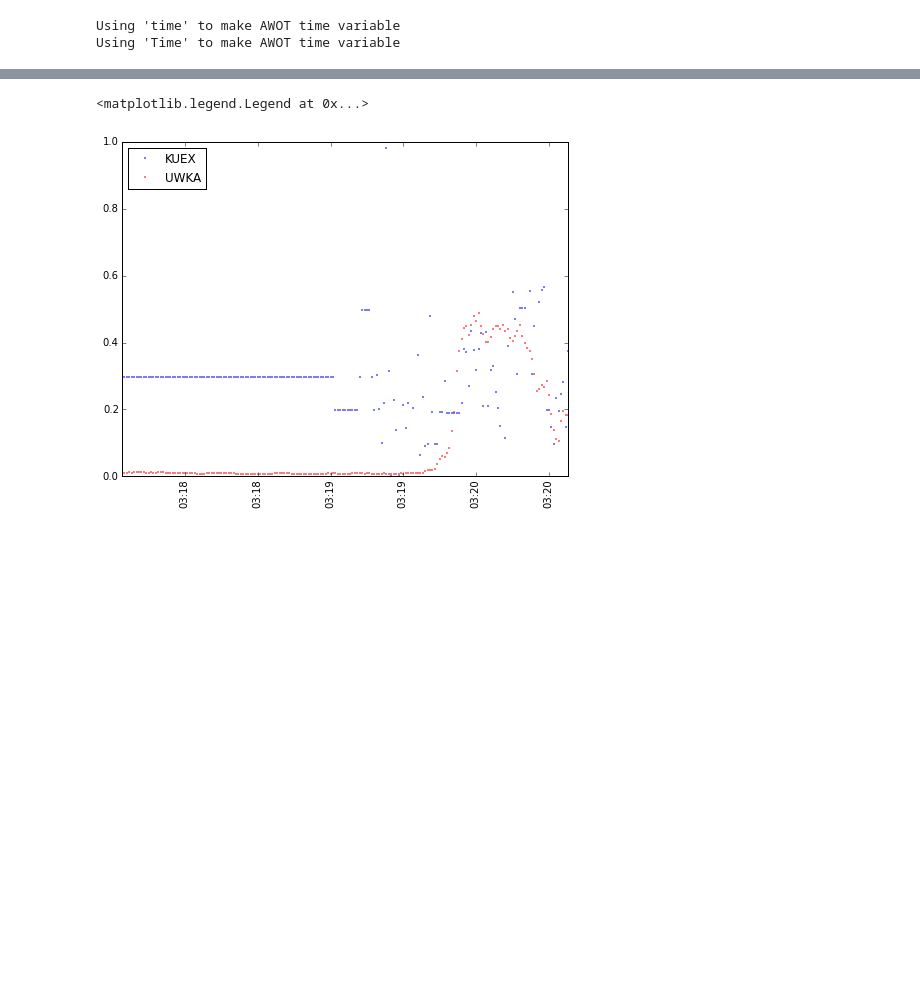
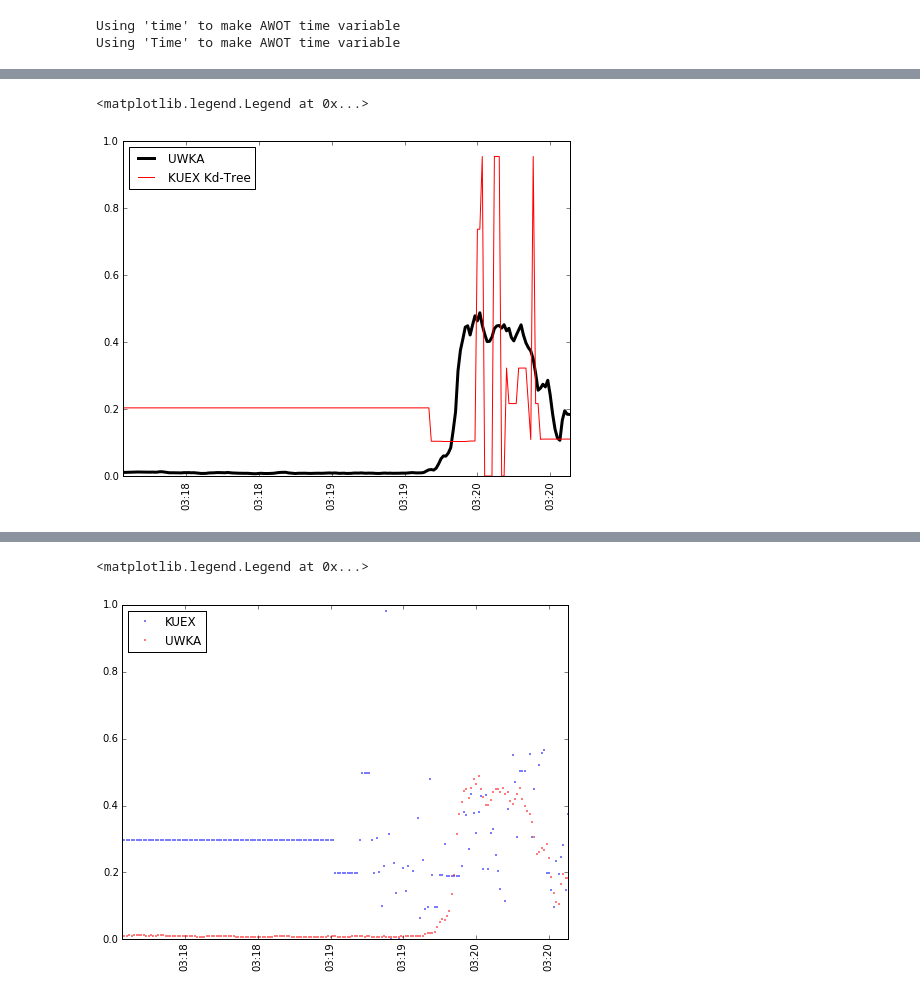
Before and after one commit to nguy/Notebooks, a Jupyter notebook: pytda_along_flight_track.ipynb, the cells around one changed output, grey strips where cells are left out. Drawn from its saved outputs; the diff is of its cells as text; code cells hidden in the pictures; blank space fills up the shorter version.

```diff
--- a/pytda_along_flight_track.ipynb
+++ b/pytda_along_flight_track.ipynb
@@ -247,5 +186,5 @@ ValueError: setting an array element with a sequence.
 # %%
-matchKUEX = awot.util.TrackMatch(flight1Hz, rawotKUEX,
+matchKUEX = awot.util.TrackMatch(fltKA, rawotKUEX,
                            data_lon=rawotKUEX['longitude']['data'],
                            data_lat=rawotKUEX['latitude']['data'],
                            data_height=rawotKUEX['height']['data'],
@@ -260,0 +206,3 @@ matchCHILL = awot.util.TrackMatch(flt28, rawotCHILL,
+# %%
+#kdKUEX2 = matchKUEX.kdtree(use_time=False, query_n_jobs=-1)
+kdKUEX = matchKUEX.kdtree(use_time=True, print_match_pairs=False)
@@ -267,0 +238,15 @@ match_treeCHILL = matchCHILL.kdtree(use_time=True)
+# %%
+fig,ax = plt.subplots(1,1, figsize=(8,6))
+plt.plot(kdKUEX.flight['time']['data'], kdKUEX.flight['turb']['data'], 'k', ms=3, lw=3, label='UWKA')
+plt.plot(kdKUEX.flight['time']['data'], kdKUEX.data['turbulence']['data'], 'r', ms=3, label='KUEX Kd-Tree')
+#plt.plot(kdKUEX2.flight['time']['data'], kdKUEX2.data['turbulence']['data'], 'c', ms=3)#, label='KUEX Kd-Tree No Time')
+#plt.plot(nntKUEX.flight['time']['data'], nntKUEX.data['turbulence']['data'], 'b', ms=3, label='KUEX Tunnel')
+#plt.plot(kdKUEX.flight['time']['data'], nnpKUEX['turbulence']['data'], 'g', ms=3, label='KUEX Py-ART')
+ax.set_ylim(0, 1)
+xfmt = md.DateFormatter('%H:%M')
+ax.xaxis.set_major_formatter(xfmt)
+plt.xticks(rotation=90)
+plt.legend(numpoints=3, loc='upper left')
+# %% [output]
+<matplotlib.legend.Legend at 0x...>
+[figure, added]
```
Also changed, not shown: parts of 38 cells of this notebook.
